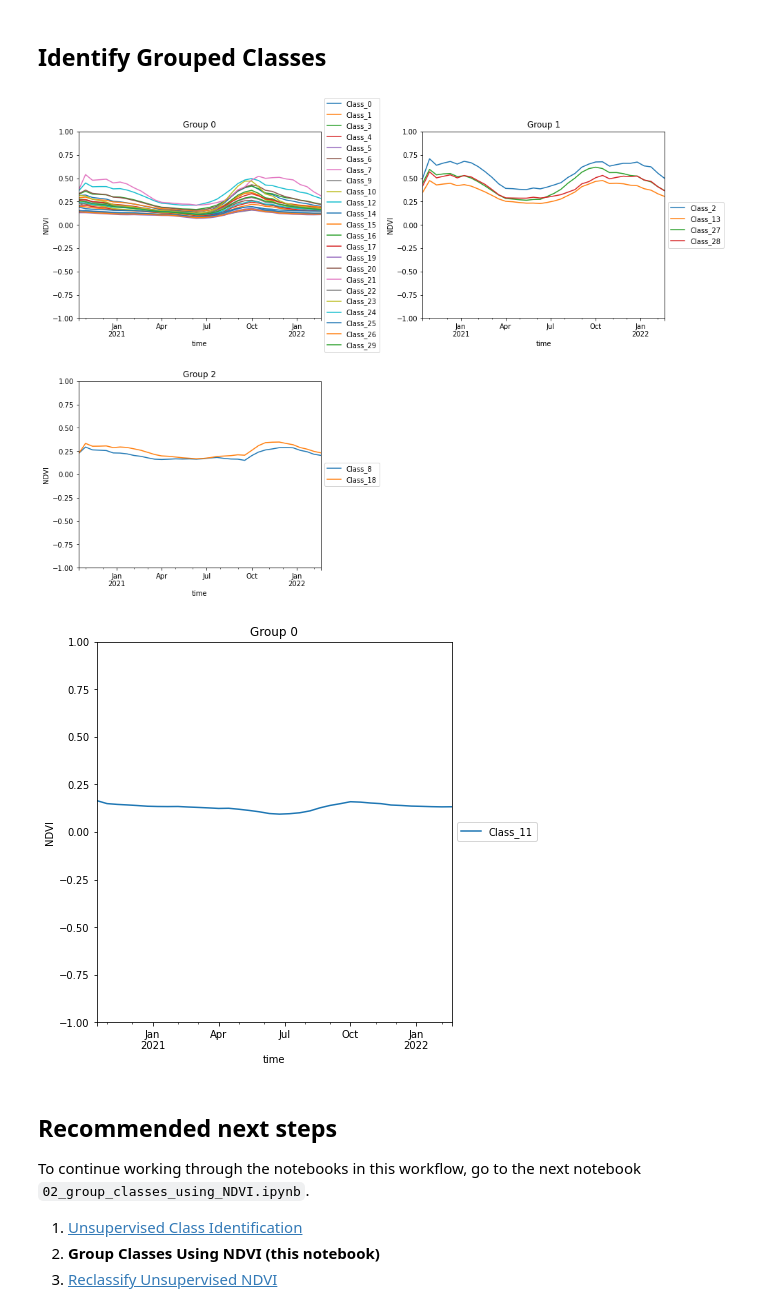
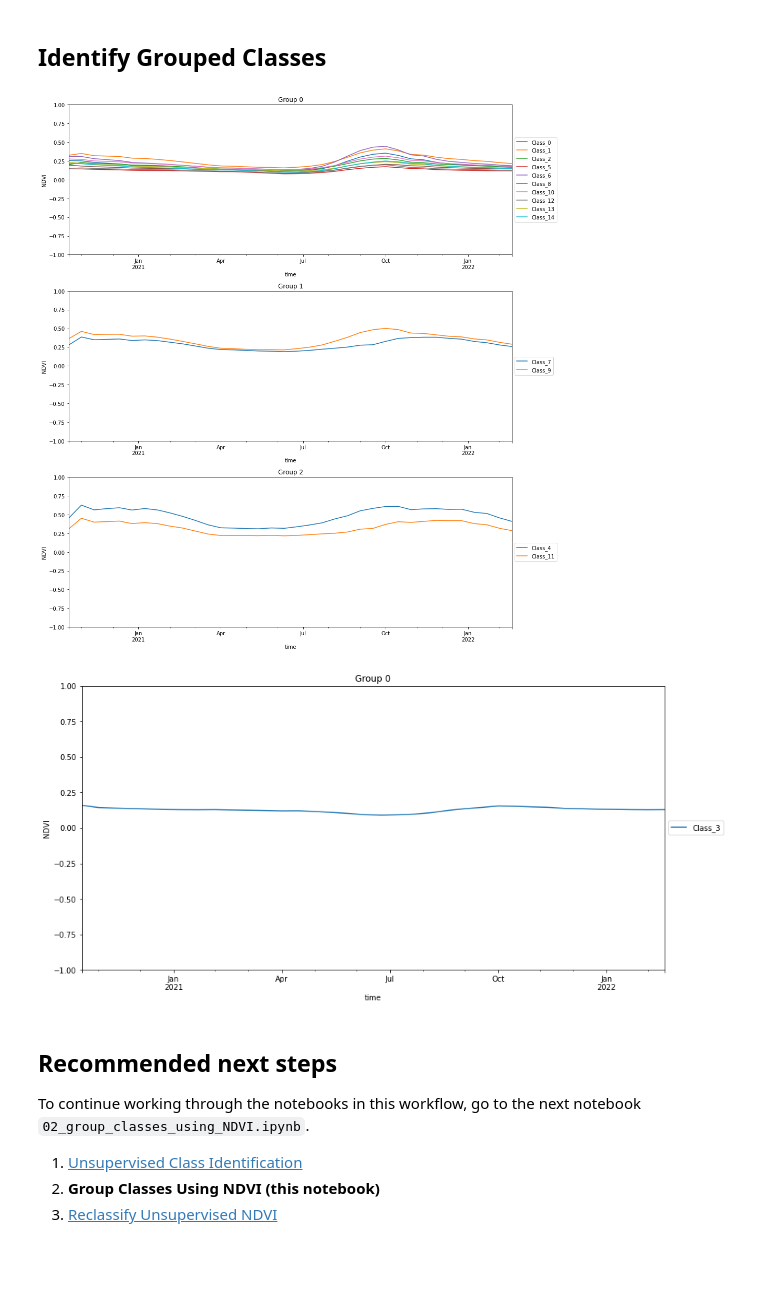
Before and after one commit to tylere/deafrica-sandbox-notebooks, a Jupyter notebook: Use_cases/NDVI_profiles/02_group_classes_using_NDVI.ipynb, the cells around one changed output. Cells and saved outputs as stored; diff of their text form; code cells hidden in the pictures; blank space fills up the shorter version.

Commit message:
Using 15 clusters.

```diff
--- a/Use_cases/NDVI_profiles/02_group_classes_using_NDVI.ipynb
+++ b/Use_cases/NDVI_profiles/02_group_classes_using_NDVI.ipynb
@@ -85,11 +86,18 @@ attribute_col = "NOM_COM"
 # Directory to store the results.
 output_dir = "results"
 
-# Prediction results from the previouse notebook.
-pickled_prediction = f"{output_dir}/BIRNI_NGAOURE_kmeans_30_predicted_2021.pickle"
-
 # Select a commune/adminstrative post, a complete list of communes/adminstrative posts is available below.
 commune = "BIRNI NGAOURE"
+
+# The number of clusters used in the K-Means clustering in the previous notebook.
+no_of_clusters = 15
+
+# Time period of interest from the previous notebook.
+time_old = "2021"
+
+# Prediction results from the previouse notebook.
+commune_name = commune.replace(" ", "_")
+pickled_prediction = f"{output_dir}/{commune_name}_kmeans_{no_of_clusters}_predicted_{time_old}.pickle"
 
 # Time period of interest.
 time = ("15-10-2020", "15-02-2022")
@@ -101,8 +109,6 @@ output_crs = "EPSG:6933"
 # Size of dask chunks.
 dask_chunks = {"time": 1, "x": 500, "y": 500}
 
-no_of_clusters = 30
-
 veg_index = "NDVI"
 # %% [markdown]
 ### Connect to the datacube
@@ -353,25 +355,25 @@ for i, column in enumerate(class_cols):
 # %%
 fig = plt.figure(figsize=(14, 15), facecolor="white")
 
 rows = len(grouped_classes)
-columns = 2
+columns = 1
 
 for i in range(rows):
     ax = fig.add_subplot(rows, columns, i + 1)
     timeseries_df.iloc[:, grouped_classes[i]].plot(ax=ax)
     ax.legend(bbox_to_anchor=(1.0, 0.5), loc="center left")
     ax.set_ylim((-1, 1))
     ax.set_title(f"Group {i}")
     ax.set_ylabel("NDVI")
 
 plt.tight_layout()
 # %% [output]
-[figure, old version]
+[figure, new version]
 # %%
 fig = plt.figure(figsize=(14, 7), facecolor="white")
 
 rows = len(loner_classes)
-columns = 2
+columns = 1
 
 for i in range(rows):
     ax = fig.add_subplot(rows, columns, i + 1)
@@ -381,7 +383,7 @@ for i in range(rows):
     ax.set_title(f"Group {i}")
     ax.set_ylabel("NDVI")
 # %% [output]
-[figure, old version]
+[figure, new version]
 # %%
 # Export clusters back.
 for i, group in enumerate(grouped_classes):
```
Also changed, not shown: parts of 9 cells of this notebook, 14 other files.
